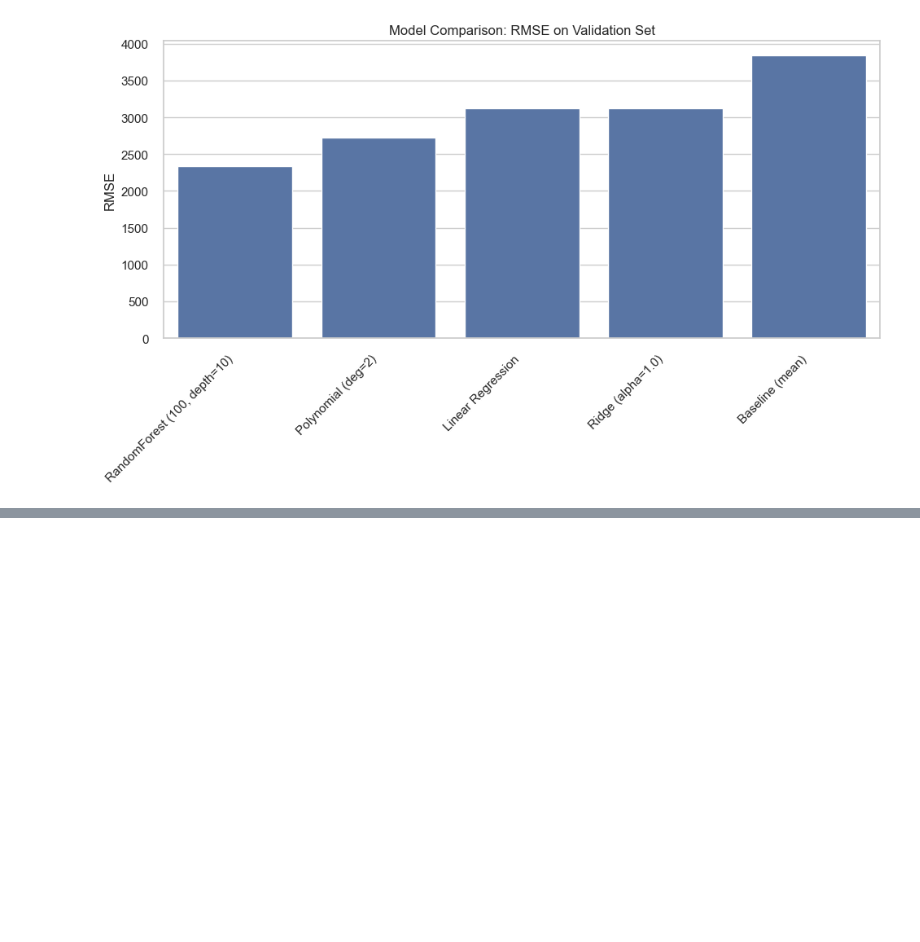
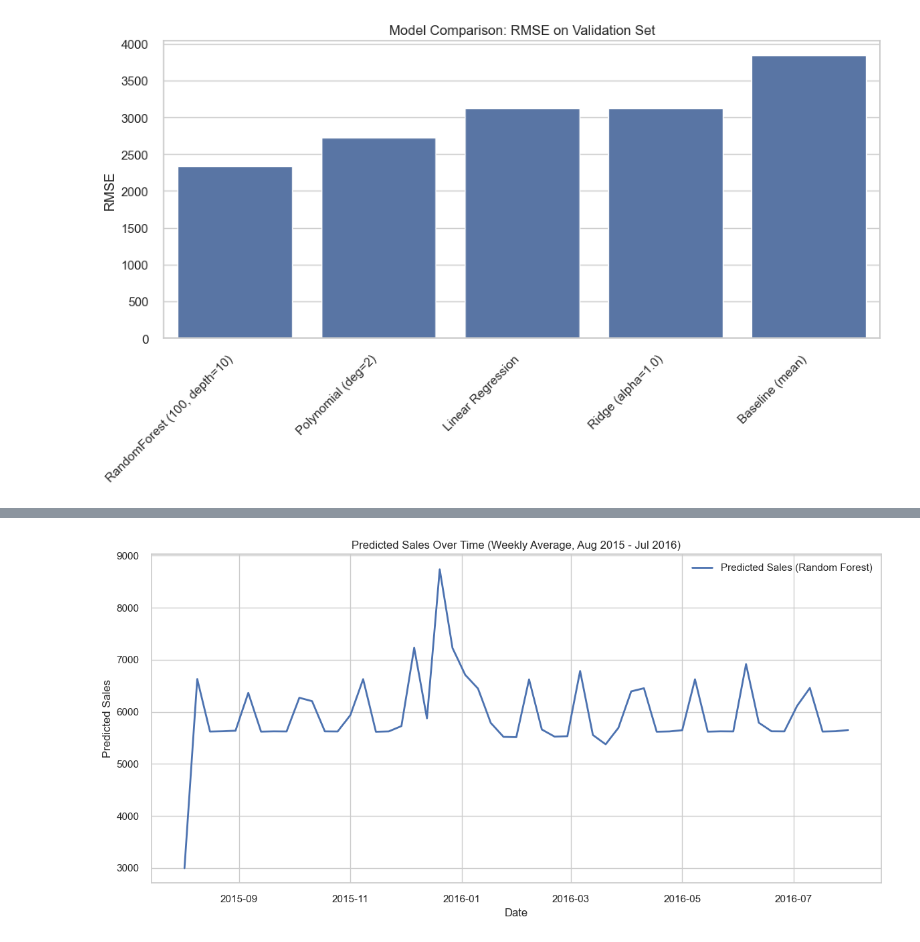
Before and after one commit to realhoffmann/Rossmann, a Jupyter notebook: EDA/supervised_rossmann.ipynb, the cells around one changed output, grey strips where cells are left out. Drawn from its saved outputs; the diff is of its cells as text; code cells hidden in the pictures; blank space fills up the shorter version.

Commit message:
predict next year sales

```diff
--- a/EDA/supervised_rossmann.ipynb
+++ b/EDA/supervised_rossmann.ipynb
@@ -438,0 +362,58 @@ plt.show()
+# %%
+import pandas as pd
+import numpy as np
+
+# 1. Generate all dates and stores for the prediction period
+date_range = pd.date_range("2015-08-01", "2016-07-31", freq="D")
+store_ids = train["Store"].unique()  # or from your store metadata
+
+future_df = pd.DataFrame(
+    [(store, date) for store in store_ids for date in date_range],
+    columns=["Store", "Date"]
+)
+
+# 2. Merge static store features (StoreType, Assortment, State, etc.)
+store_features = train.drop_duplicates("Store")[["Store", "StoreType", "Assortment", "State"]]
+future_df = future_df.merge(store_features, on="Store", how="left")
+
+# 3. Add calendar features
+future_df["DayOfWeek"] = future_df["Date"].dt.dayofweek + 1  # 1=Monday, 7=Sunday
+future_df["Year"] = future_df["Date"].dt.year
+future_df["Month"] = future_df["Date"].dt.month
+future_df["Day"] = future_df["Date"].dt.day
+future_df["WeekOfYear"] = future_df["Date"].dt.isocalendar().week.astype(int)
+
+# 4. Fill or estimate other features
+future_df["SchoolHoliday"] = 0
+future_df["Promo"] = 0
+future_df["StateHoliday"] = "0"
+future_df["CompetitionDistance"] = train["CompetitionDistance"].median()
+future_df["CompetitionOpenSinceMonth"] = train["CompetitionOpenSinceMonth"].mode()[0]
+future_df["CompetitionOpenSinceYear"] = train["CompetitionOpenSinceYear"].mode()[0]
+
+# 5. Select and order columns as in training
+X_future = future_df[feature_cols].copy()
+
+# 6. Predict
+future_df["PredictedSales"] = rf_model.predict(X_future)
+
+# 7. Aggregate and plot as before
+weekly_future = (
+    future_df
+    .set_index("Date")[["PredictedSales"]]
+    .resample("W")
+    .mean()
+    .reset_index()
+)
+
+plt.figure(figsize=(12, 6))
+plt.plot(weekly_future["Date"], weekly_future["PredictedSales"], label="Predicted Sales (Random Forest)", linewidth=2)
+plt.title("Predicted Sales Over Time (Weekly Average, Aug 2015 - Jul 2016)")
+plt.xlabel("Date")
+plt.ylabel("Predicted Sales")
+plt.legend()
+plt.grid(True)
+plt.tight_layout()
+plt.show()
+# %% [output]
+[figure, added]
```
Also changed, not shown: parts of 3 cells of this notebook.
